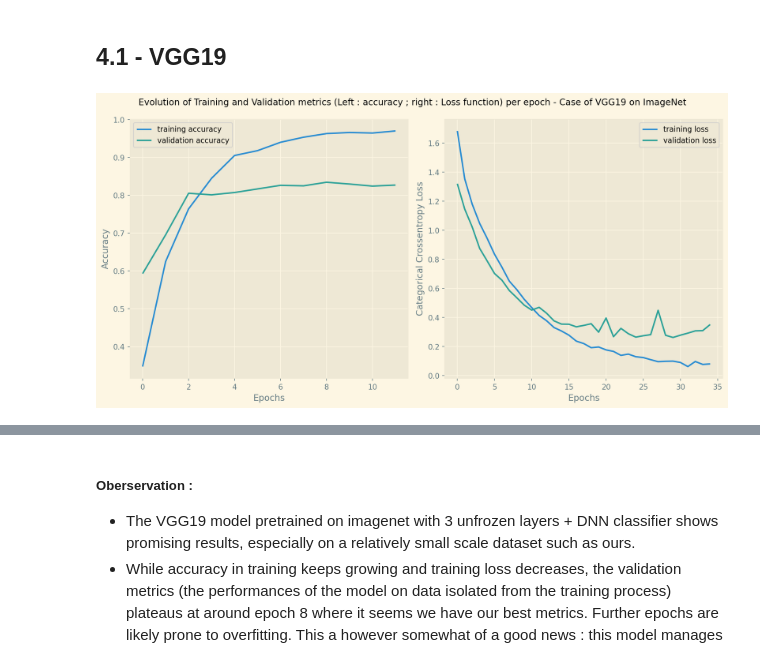
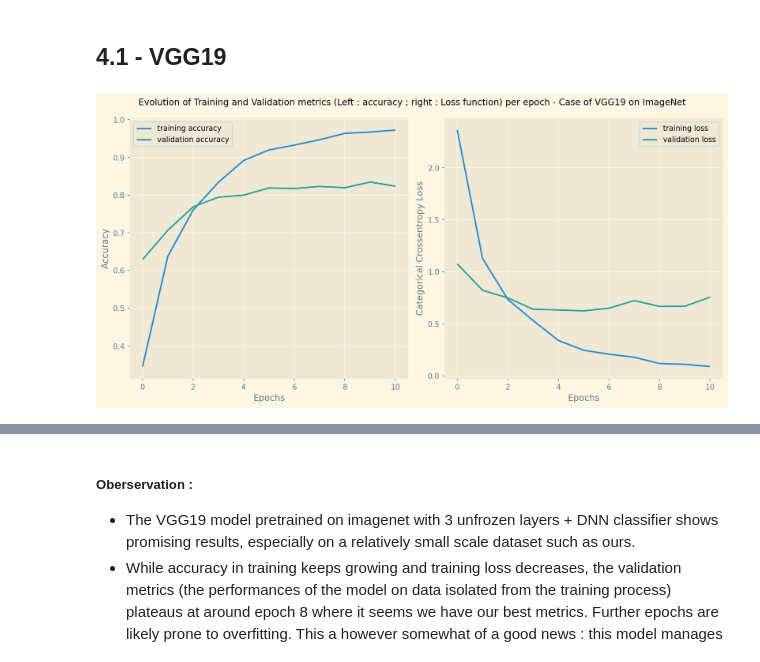
Before and after one commit to Psemp/MeteorID, a Jupyter notebook: notebooks/modelisation_cnn_meteorite_type_id.ipynb, the cells around one changed output, grey strips where cells are left out. Saved outputs shown, nothing was run; the diff lists cells and outputs as text; code cells hidden in the pictures.

Commit message:
correction plot error on modelisation

```diff
--- a/notebooks/modelisation_cnn_meteorite_type_id.ipynb
+++ b/notebooks/modelisation_cnn_meteorite_type_id.ipynb
@@ -554,36 +554,36 @@ fig, (ax1, ax2) = plt.subplots(
     nrows=1,
     figsize=(12, 6),
     dpi=170,
 )
 
 training_accuracy = vgg_history.history["accuracy"]
 validation_accuracy = vgg_history.history["val_accuracy"]
 
-training_loss = history.history["loss"]
-validation_loss = history.history["val_loss"]
+training_loss = vgg_history.history["loss"]
+validation_loss = vgg_history.history["val_loss"]
 
 ax1.plot(training_accuracy, label="training accuracy")
 ax1.plot(validation_accuracy, label="validation accuracy")
 
 ax2.plot(training_loss, label="training loss")
 ax2.plot(validation_loss, label="validation loss")
 
 ###
 # Titles/Lables
 ax1.legend()
 ax1.set_xlabel("Epochs")
 ax1.set_ylabel("Accuracy")
 ax2.legend()
 ax2.set_xlabel("Epochs")
 ax2.set_ylabel("Categorical Crossentropy Loss")
 fig.suptitle("Evolution of Training and Validation metrics (Left : accuracy ; right : Loss function) per epoch - Case of VGG19 on ImageNet")
 #
 ###
 
 fig.tight_layout()
 plt.show()
 # %% [output]
-[figure, old version]
+[figure, new version]
 # %%
 best_acccuracy_vgg = accuracy_score(y_true=y_test_le, y_pred=y_predict_vgg)
 
```
Also changed, not shown: parts of 17 cells of this notebook, 1 other file.
